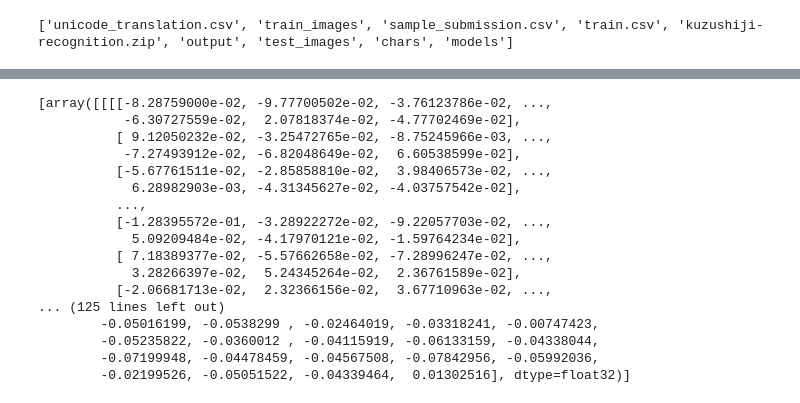
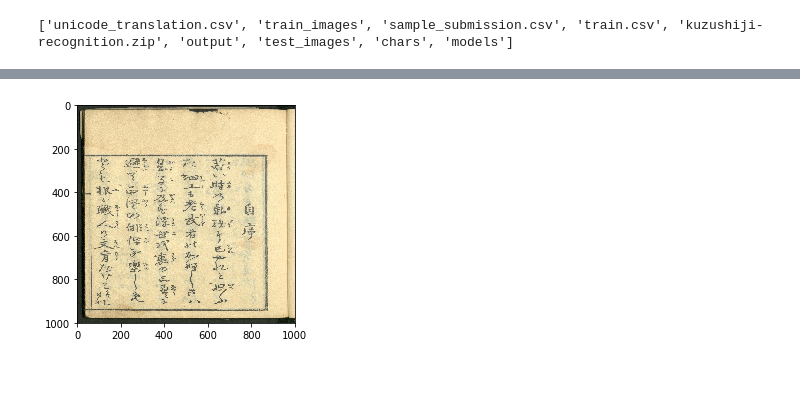
Before and after one commit to Rio114/kaggle, a Jupyter notebook: kuzushiji/gen_ssd.ipynb, the cells around one changed output, grey strips where cells are left out. Drawn from its saved outputs; the diff is of its cells as text; code cells hidden in the pictures; blank space fills up the shorter version.

```diff
--- a/kuzushiji/gen_ssd.ipynb
+++ b/kuzushiji/gen_ssd.ipynb
@@ -46,0 +41,4 @@ model =  Model(inputs, dense3)
+# %%
+df_sub_idx = df_sub.set_index("image_id")
+df_train_idx = df_train.set_index("image_id")
+idx_train = df_train['image_id']
@@ -46,0 +72,17 @@ model =  Model(inputs, dense3)
+# %%
+BBU = BBoxUtility(num_classes, priors)
+
+df_idx = df_train_idx
+bbox_util = BBU
+batch_size = 4
+path_prefix = IMAGES
+image_size = (1000, 1000, 1)
+
+gen =  Generator(df_idx = df_train_idx,
+                 bbox_util = BBU,
+                 batch_size = batch_size,
+                 path_prefix = IMAGES,
+                 ohe = ohe,
+                 train_keys = train_keys,
+                 val_keys = val_keys,
+                 image_size=image_size)
@@ -46,0 +125,4 @@ model =  Model(inputs, dense3)
+# %%
+key = idx_train[0]
+img_path = path_prefix + key + '.jpg'
+img_path
@@ -101,20 +133,8 @@ model.load_weights(MODELS + 'model.hdf5', by_name=True)
-# %%
-model.layers[2].get_weights()
-# %% [output]
-[array([[[[-8.28759000e-02, -9.77700502e-02, -3.76123786e-02, ...,
-           -6.30727559e-02,  2.07818374e-02, -4.77702469e-02],
-          [ 9.12050232e-02, -3.25472765e-02, -8.75245966e-03, ...,
-           -7.27493912e-02, -6.82048649e-02,  6.60538599e-02],
-          [-5.67761511e-02, -2.85858810e-02,  3.98406573e-02, ...,
-            6.28982903e-03, -4.31345627e-02, -4.03757542e-02],
-          ...,
-          [-1.28395572e-01, -3.28922272e-02, -9.22057703e-02, ...,
-            5.09209484e-02, -4.17970121e-02, -1.59764234e-02],
-          [ 7.18389377e-02, -5.57662658e-02, -7.28996247e-02, ...,
-            3.28266397e-02,  5.24345264e-02,  2.36761589e-02],
-          [-2.06681713e-02,  2.32366156e-02,  3.67710963e-02, ...,
-... (125 lines left out)
-        -0.05016199, -0.0538299 , -0.02464019, -0.03318241, -0.00747423,
-        -0.05235822, -0.0360012 , -0.04115919, -0.06133159, -0.04338044,
-        -0.07199948, -0.04478459, -0.04567508, -0.07842956, -0.05992036,
-        -0.02199526, -0.05051522, -0.04339464,  0.01302516], dtype=float32)]
+# %%
+img = image.load_img(img_path, target_size=image_size[:2])
+img = image.img_to_array(img)/255
+# %%
+plt.imshow(img)
+plt.show()
+# %% [output]
+[figure, added]
```
Also changed, not shown: parts of 30 cells of this notebook, 6 other files.
